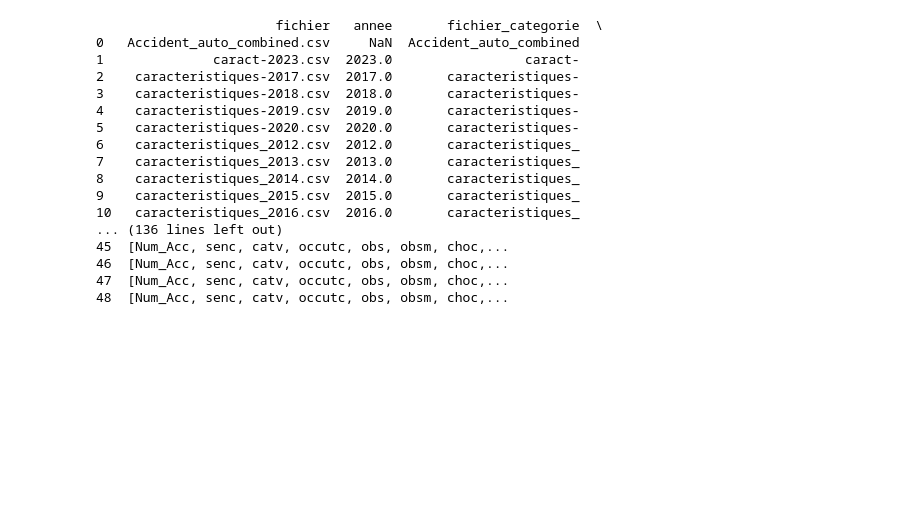
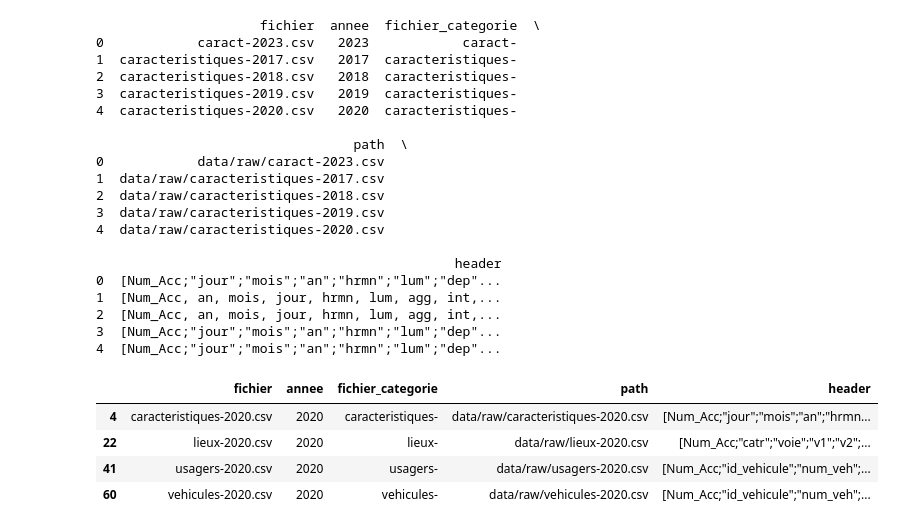
Before and after one commit to DataScientest-Studio/mai25_bds_accidents, a Jupyter notebook: Assemblage_Boucle.ipynb, the cells around one changed output. Saved outputs shown, nothing was run; the diff lists cells and outputs as text; code cells hidden in the pictures; blank space fills up the shorter version.

```diff
--- a/Assemblage_Boucle.ipynb
+++ b/Assemblage_Boucle.ipynb
@@ -4,11 +4,8 @@ import pandas as pd
 
 # Chemin du dossier à analyser
 dossier = 'data/raw/'
-
-# Liste pour stocker les infos des fichiers
 liste_fichiers = []
 
-# Parcours des fichiers dans le dossier
 for fichier in os.listdir(dossier):
     chemin_complet = os.path.join(dossier, fichier)
     if os.path.isfile(chemin_complet):
@@ -19,42 +16,54 @@ for fichier in os.listdir(dossier):
         else:
             annee = None
             nom_restant = nom_sans_ext
-        #récup header
-        df_temp = pd.read_csv(chemin_complet, nrows=0, encoding='ISO-8859-1')  # lire juste les entêtes
-        headers = list(df_temp.columns)
 
+        try:
+            df_listing_temp = pd.read_csv(chemin_complet, nrows=0, encoding='ISO-8859-1')
+            headers = list(df_listing_temp.columns)
+        except Exception as e:
+            print(f"⚠️ Erreur lecture header pour {fichier} : {e}")
+            headers = []
 
         liste_fichiers.append({
             'fichier': fichier,
             'annee': annee,
             'fichier_categorie': nom_restant,
-            'path':chemin_complet,
+            'path': chemin_complet,
             'header': headers
-
         })
 
-# Création du DataFrame
-df = pd.DataFrame(liste_fichiers)
-
-# Affichage du résultat
-print(df)
+df_listing = pd.DataFrame(liste_fichiers)
+df_listing = df_listing.dropna(subset=['annee'])
+df_listing['annee'] = df_listing['annee'].astype(int)
+print(df_listing.head())
 # %% [output]
-                       fichier   annee       fichier_categorie  \
-0   Accident_auto_combined.csv     NaN  Accident_auto_combined
-1              caract-2023.csv  2023.0                 caract-
-2    caracteristiques-2017.csv  2017.0       caracteristiques-
-3    caracteristiques-2018.csv  2018.0       caracteristiques-
-4    caracteristiques-2019.csv  2019.0       caracteristiques-
-5    caracteristiques-2020.csv  2020.0       caracteristiques-
-6    caracteristiques_2012.csv  2012.0       caracteristiques_
-7    caracteristiques_2013.csv  2013.0       caracteristiques_
-8    caracteristiques_2014.csv  2014.0       caracteristiques_
-9    caracteristiques_2015.csv  2015.0       caracteristiques_
-10   caracteristiques_2016.csv  2016.0       caracteristiques_
-... (136 lines left out)
-45  [Num_Acc, senc, catv, occutc, obs, obsm, choc,...
-46  [Num_Acc, senc, catv, occutc, obs, obsm, choc,...
-47  [Num_Acc, senc, catv, occutc, obs, obsm, choc,...
-48  [Num_Acc, senc, catv, occutc, obs, obsm, choc,...
+                     fichier  annee  fichier_categorie  \
+0            caract-2023.csv   2023            caract-
+1  caracteristiques-2017.csv   2017  caracteristiques-
+2  caracteristiques-2018.csv   2018  caracteristiques-
+3  caracteristiques-2019.csv   2019  caracteristiques-
+4  caracteristiques-2020.csv   2020  caracteristiques-
+
+                                 path  \
+0            data/raw/caract-2023.csv
+1  data/raw/caracteristiques-2017.csv
+2  data/raw/caracteristiques-2018.csv
+3  data/raw/caracteristiques-2019.csv
+4  data/raw/caracteristiques-2020.csv
+
+                                              header
+0  [Num_Acc;"jour";"mois";"an";"hrmn";"lum";"dep"...
+1  [Num_Acc, an, mois, jour, hrmn, lum, agg, int,...
+2  [Num_Acc, an, mois, jour, hrmn, lum, agg, int,...
+3  [Num_Acc;"jour";"mois";"an";"hrmn";"lum";"dep"...
+4  [Num_Acc;"jour";"mois";"an";"hrmn";"lum";"dep"...
+# %%
+df_listing[df_listing['annee'] == 2020]
+# %% [output]
+|  | fichier | annee | fichier_categorie | path | header |
+| 4 | caracteristiques-2020.csv | 2020 | caracteristiques- | data/raw/caracteristiques-2020.csv | [Num_Acc;"jour";"mois";"an";"hrmn... |
+| 22 | lieux-2020.csv | 2020 | lieux- | data/raw/lieux-2020.csv | [Num_Acc;"catr";"voie";"v1";"v2";... |
+| 41 | usagers-2020.csv | 2020 | usagers- | data/raw/usagers-2020.csv | [Num_Acc;"id_vehicule";"num_veh";... |
+| 60 | vehicules-2020.csv | 2020 | vehicules- | data/raw/vehicules-2020.csv | [Num_Acc;"id_vehicule";"num_veh";... |
 # %%
 #homogénéisation de la colonne fichier_categorie
```
Also changed, not shown: parts of 9 cells of this notebook.
